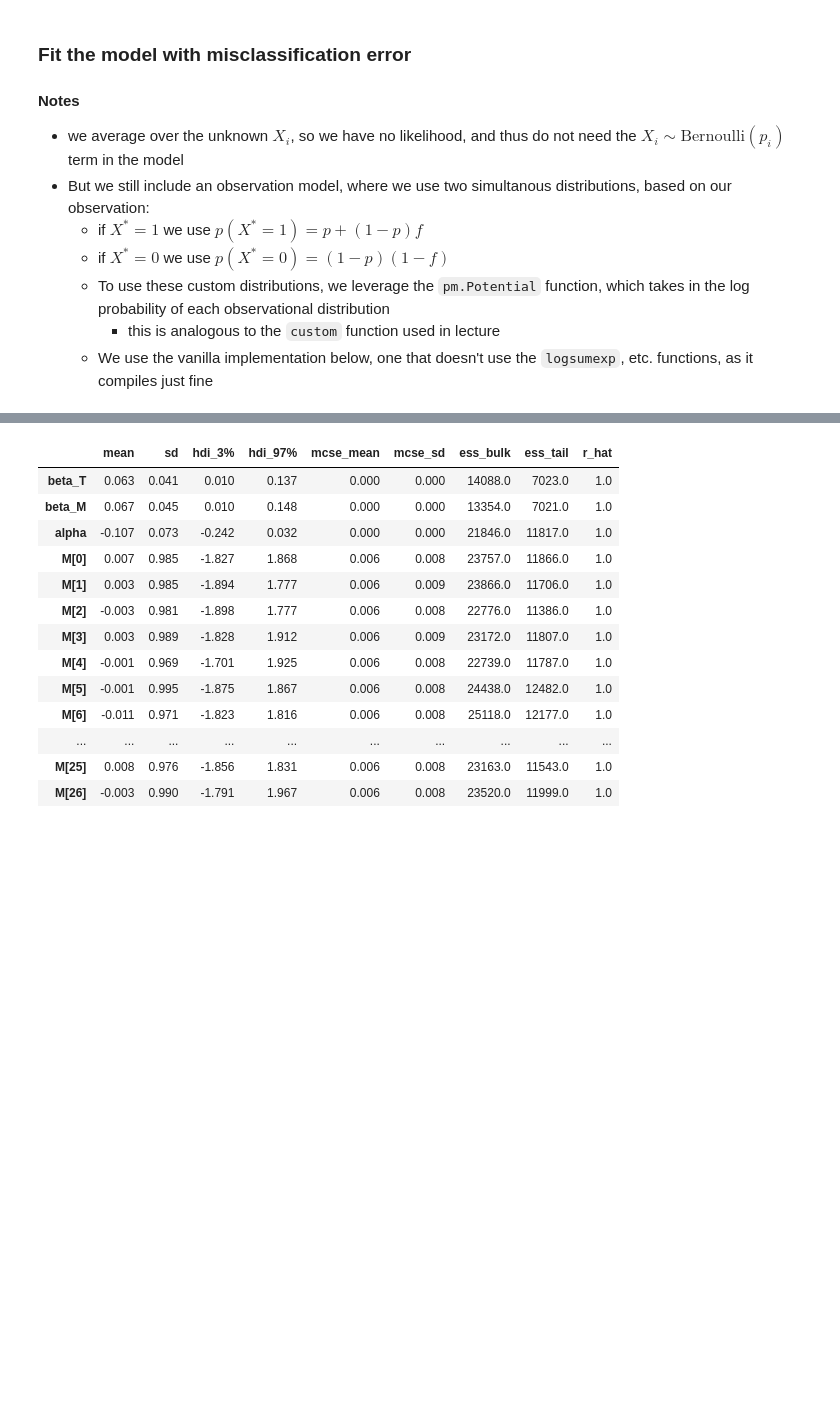
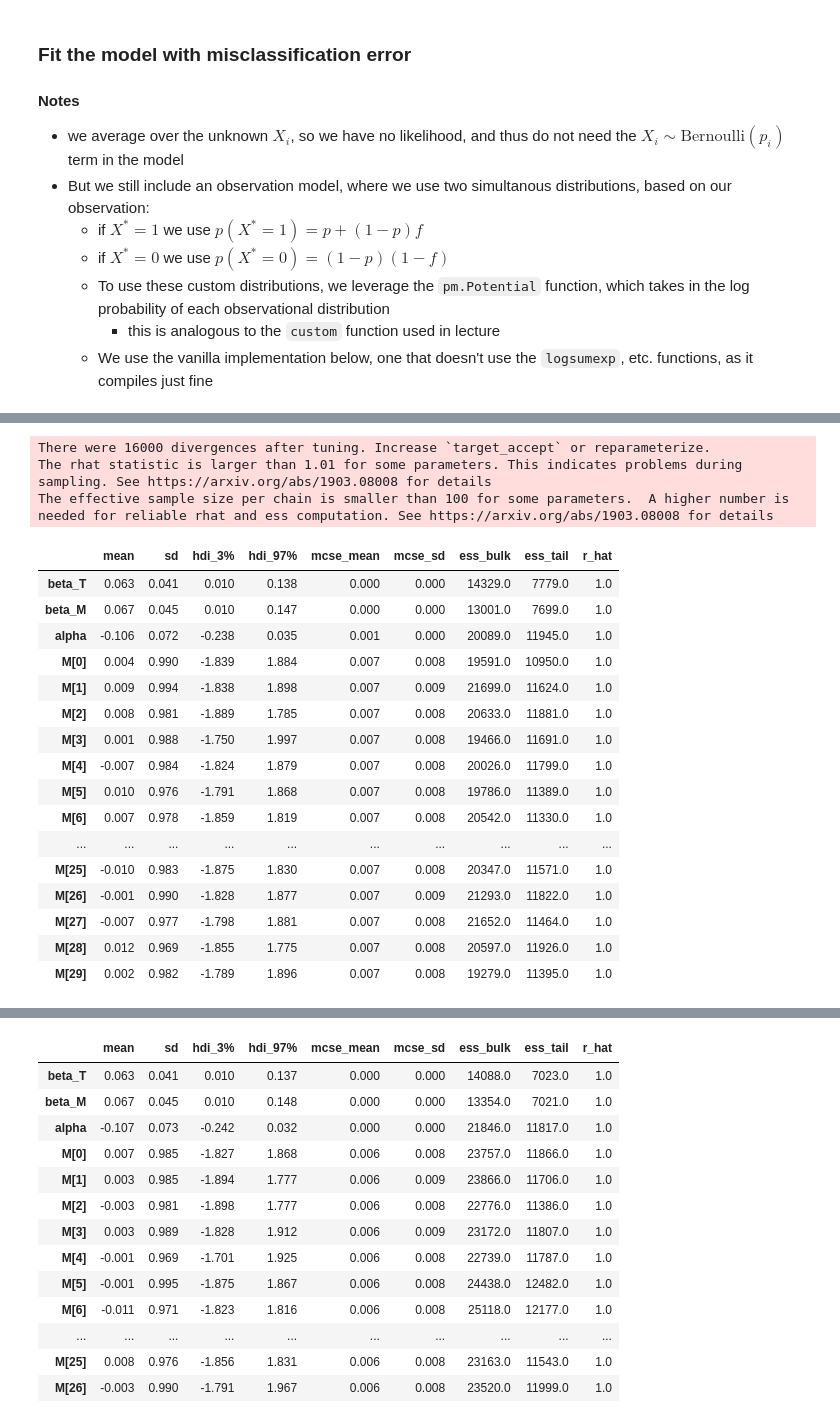
Before and after one commit to guillaumeberthon/StatRethink2023-PyMC5, a Jupyter notebook: Lecture 17 - Measurement and Misclassification.ipynb, the cells around one changed output, grey strips where cells are left out. Drawn from its saved outputs; the diff is of its cells as text; code cells hidden in the pictures; blank space fills up the shorter version.

```diff
--- a/Lecture 17 - Measurement and Misclassification.ipynb
+++ b/Lecture 17 - Measurement and Misclassification.ipynb
@@ -1136 +1159,28 @@ PATERNITY
+# %%
+from utils import pymc_sample
+idata_log = pymc_sample(paternity_measurement_model_log, log_likelihood=False)
+# %% [output]
+There were 16000 divergences after tuning. Increase `target_accept` or reparameterize.
+The rhat statistic is larger than 1.01 for some parameters. This indicates problems during sampling. See https://arxiv.org/abs/1903.08008 for details
+The effective sample size per chain is smaller than 100 for some parameters.  A higher number is needed for reliable rhat and ess computation. See https://arxiv.org/abs/1903.08008 for details
+# %%
+az.summary(paternity_measurement_inference_c, var_names=["beta_T", "beta_M", "alpha", "M"])
+# %% [output]
+|  | mean | sd | hdi_3% | hdi_97% | mcse_mean | mcse_sd | ess_bulk | ess_tail | r_hat |
+| beta_T | 0.063 | 0.041 | 0.010 | 0.138 | 0.000 | 0.000 | 14329.0 | 7779.0 | 1.0 |
+| beta_M | 0.067 | 0.045 | 0.010 | 0.147 | 0.000 | 0.000 | 13001.0 | 7699.0 | 1.0 |
+| alpha | -0.106 | 0.072 | -0.238 | 0.035 | 0.001 | 0.000 | 20089.0 | 11945.0 | 1.0 |
+| M[0] | 0.004 | 0.990 | -1.839 | 1.884 | 0.007 | 0.008 | 19591.0 | 10950.0 | 1.0 |
+| M[1] | 0.009 | 0.994 | -1.838 | 1.898 | 0.007 | 0.009 | 21699.0 | 11624.0 | 1.0 |
+| M[2] | 0.008 | 0.981 | -1.889 | 1.785 | 0.007 | 0.008 | 20633.0 | 11881.0 | 1.0 |
+| M[3] | 0.001 | 0.988 | -1.750 | 1.997 | 0.007 | 0.008 | 19466.0 | 11691.0 | 1.0 |
+| M[4] | -0.007 | 0.984 | -1.824 | 1.879 | 0.007 | 0.008 | 20026.0 | 11799.0 | 1.0 |
+| M[5] | 0.010 | 0.976 | -1.791 | 1.868 | 0.007 | 0.008 | 19786.0 | 11389.0 | 1.0 |
+| M[6] | 0.007 | 0.978 | -1.859 | 1.819 | 0.007 | 0.008 | 20542.0 | 11330.0 | 1.0 |
+| ... | ... | ... | ... | ... | ... | ... | ... | ... | ... |
+| M[25] | -0.010 | 0.983 | -1.875 | 1.830 | 0.007 | 0.008 | 20347.0 | 11571.0 | 1.0 |
+| M[26] | -0.001 | 0.990 | -1.828 | 1.877 | 0.007 | 0.009 | 21293.0 | 11822.0 | 1.0 |
+| M[27] | -0.007 | 0.977 | -1.798 | 1.881 | 0.007 | 0.008 | 21652.0 | 11464.0 | 1.0 |
+| M[28] | 0.012 | 0.969 | -1.855 | 1.775 | 0.007 | 0.008 | 20597.0 | 11926.0 | 1.0 |
+| M[29] | 0.002 | 0.982 | -1.789 | 1.896 | 0.007 | 0.008 | 19279.0 | 11395.0 | 1.0 |
 # %%
```
Also changed, not shown: parts of 27 cells of this notebook, 1 other file.
